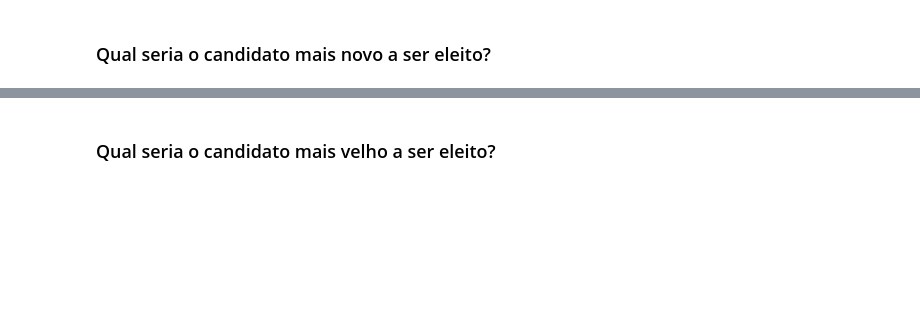
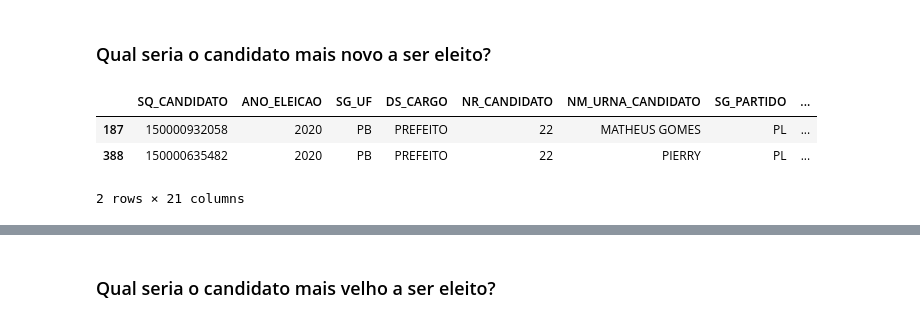
Before and after one commit to Kawhan/final_data_project, a Jupyter notebook: relatorio.ipynb, the cells around one changed output, grey strips where cells are left out. Saved outputs shown, nothing was run; the diff lists cells and outputs as text; code cells hidden in the pictures; blank space fills up the shorter version.

```diff
--- a/relatorio.ipynb
+++ b/relatorio.ipynb
@@ -317,2 +333,10 @@ Segue abaixo uma breve descrição de alguns candidatos com os menores valores a
 # %% [markdown]
 ### Qual seria o candidato mais novo a ser eleito?
+# %%
+less_age = age.min()
+eleicao[age == less_age]
+# %% [output]
+|  | SQ_CANDIDATO | ANO_ELEICAO | SG_UF | DS_CARGO | NR_CANDIDATO | NM_URNA_CANDIDATO | SG_PARTIDO | ... |
+| 187 | 150000932058 | 2020 | PB | PREFEITO | 22 | MATHEUS GOMES | PL | ... |
+| 388 | 150000635482 | 2020 | PB | PREFEITO | 22 | PIERRY | PL | ... |
+2 rows × 21 columns
```
Also changed, not shown: parts of 6 cells of this notebook.
